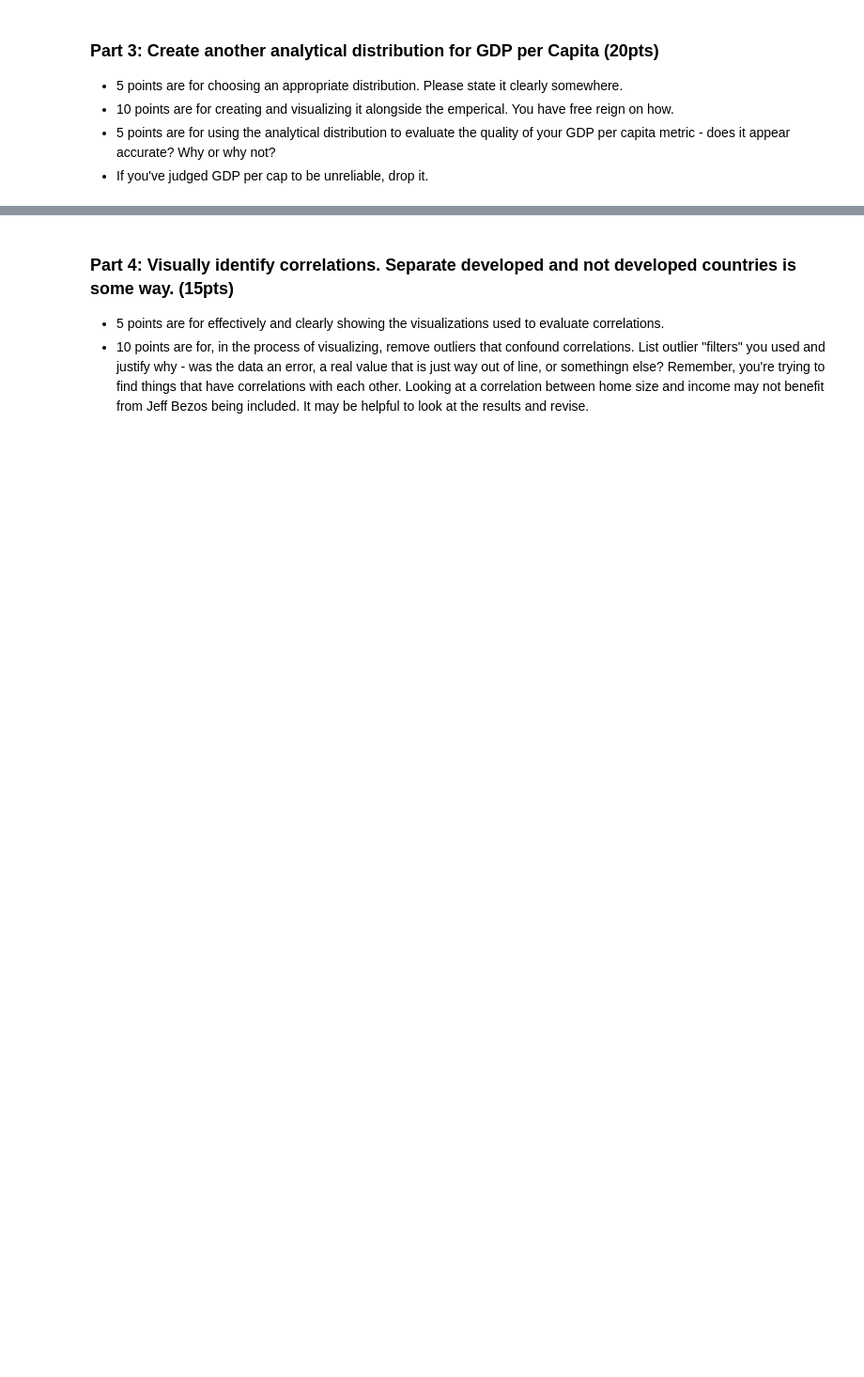
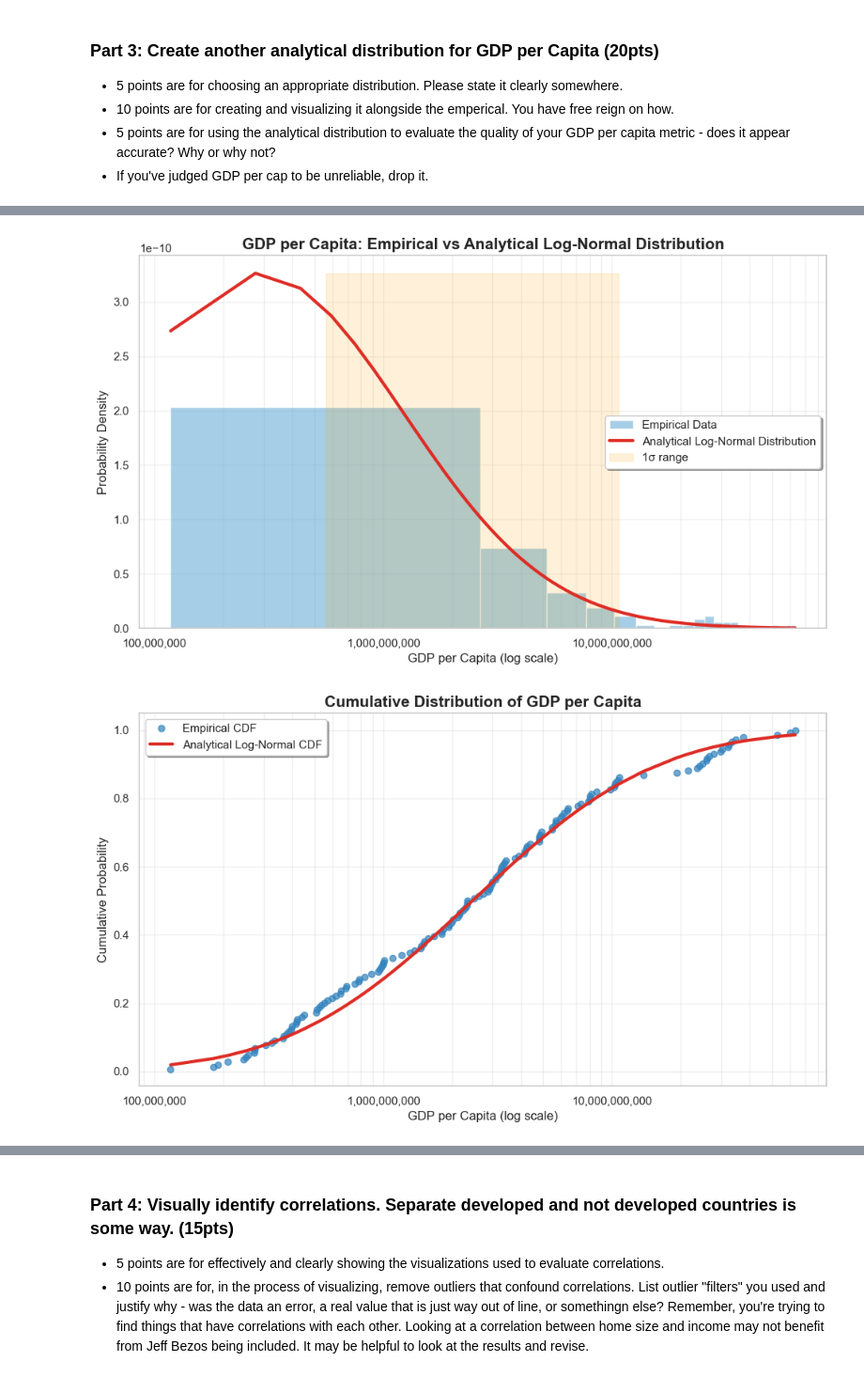
Before and after one commit to AkeemSemperDataScience/data3450-assignment-2-monguyen93, a Jupyter notebook: START_Asn_2.ipynb, the cells around one changed output, grey strips where cells are left out. Shown at 94% size. Cells and saved outputs as stored; diff of their text form; code cells hidden in the pictures; blank space fills up the shorter version.

```diff
--- a/START_Asn_2.ipynb
+++ b/START_Asn_2.ipynb
@@ -92,0 +224,63 @@ Error:
+# %%
+#Analytical for GDP/capita
+from scipy.stats import lognorm
+
+gdp_cap = dfLE["GDP/Capita"].dropna()
+gdp_cap = gdp_cap[gdp_cap > 0]
+
+log_gdp = np.log(gdp_cap)
+mu = np.mean(log_gdp)
+sigma = np.std(log_gdp, ddof=1)
+x = np.linspace(min(gdp_cap), max(gdp_cap), 400)
+pdf = lognorm.pdf(x, s=sigma, scale=np.exp(mu))
+
+# ----------- STYLISH PDF PLOT -----------
+plt.figure(figsize=(10,6))
+plt.hist(gdp_cap, bins=25, density=True, alpha=0.6, color="#6baed6", edgecolor='white', label='Empirical Data')
+plt.plot(x, pdf, color="#de2d26", lw=3, label='Analytical Log-Normal Distribution')
+
+# Optional shaded "typical" region
+plt.fill_betweenx([0, max(pdf)], np.exp(mu - sigma), np.exp(mu + sigma),
+                  color='orange', alpha=0.15, label='1σ range')
+
+plt.xscale('log')
+plt.title("GDP per Capita: Empirical vs Analytical Log-Normal Distribution", fontsize=15, weight='bold')
+plt.xlabel("GDP per Capita (log scale)", fontsize=12)
+plt.ylabel("Probability Density", fontsize=12)
+plt.legend(frameon=True, facecolor='white', shadow=True)
+plt.grid(alpha=0.3, which='both')
+def comma_formatter(x, pos):
+    return f"{int(x):,}"
+
+ax = plt.gca()
+ax.xaxis.set_major_formatter(FuncFormatter(comma_formatter))
+
+plt.tight_layout()
+plt.show()
+
+# CDF Plot
+sorted_gdp = np.sort(gdp_cap)
+empirical_cdf = np.arange(1, len(sorted_gdp)+1) / len(sorted_gdp)
+cdf = lognorm.cdf(sorted_gdp, s=sigma, scale=np.exp(mu))
+
+plt.figure(figsize=(10,6))
+plt.plot(sorted_gdp, empirical_cdf, 'o', color="#3182bd", alpha=0.7, label='Empirical CDF')
+plt.plot(sorted_gdp, cdf, color="#de2d26", lw=3, label='Analytical Log-Normal CDF')
+
+plt.xscale('log')
+plt.title("Cumulative Distribution of GDP per Capita", fontsize=15, weight='bold')
+plt.xlabel("GDP per Capita (log scale)", fontsize=12)
+plt.ylabel("Cumulative Probability", fontsize=12)
+plt.legend(frameon=True, facecolor='white', shadow=True)
+plt.grid(alpha=0.3, which='both')
+def comma_formatter(x, pos):
+    return f"{int(x):,}"
+
+ax = plt.gca()
+ax.xaxis.set_major_formatter(FuncFormatter(comma_formatter))
+
+plt.tight_layout()
+plt.show()
+# %% [output]
+[figure, added]
+[figure, added]
```
Also changed, not shown: parts of 16 cells of this notebook, 4 other files.
